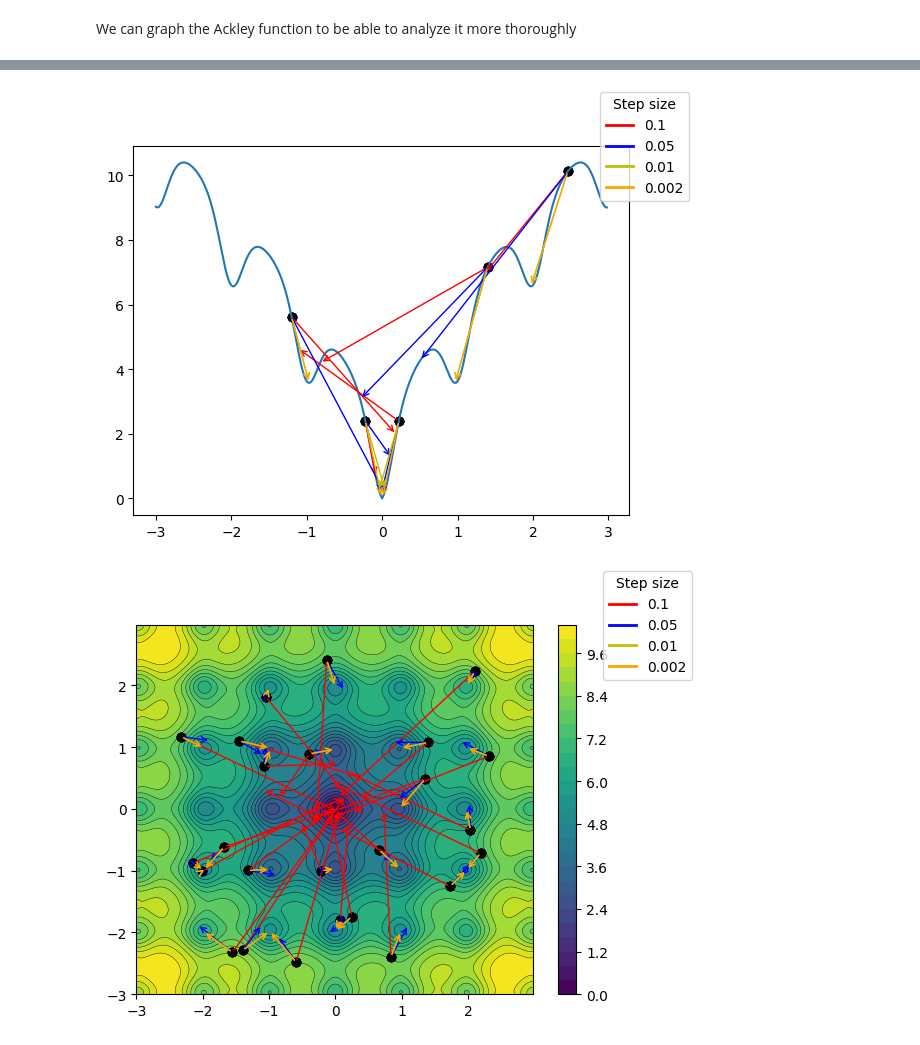
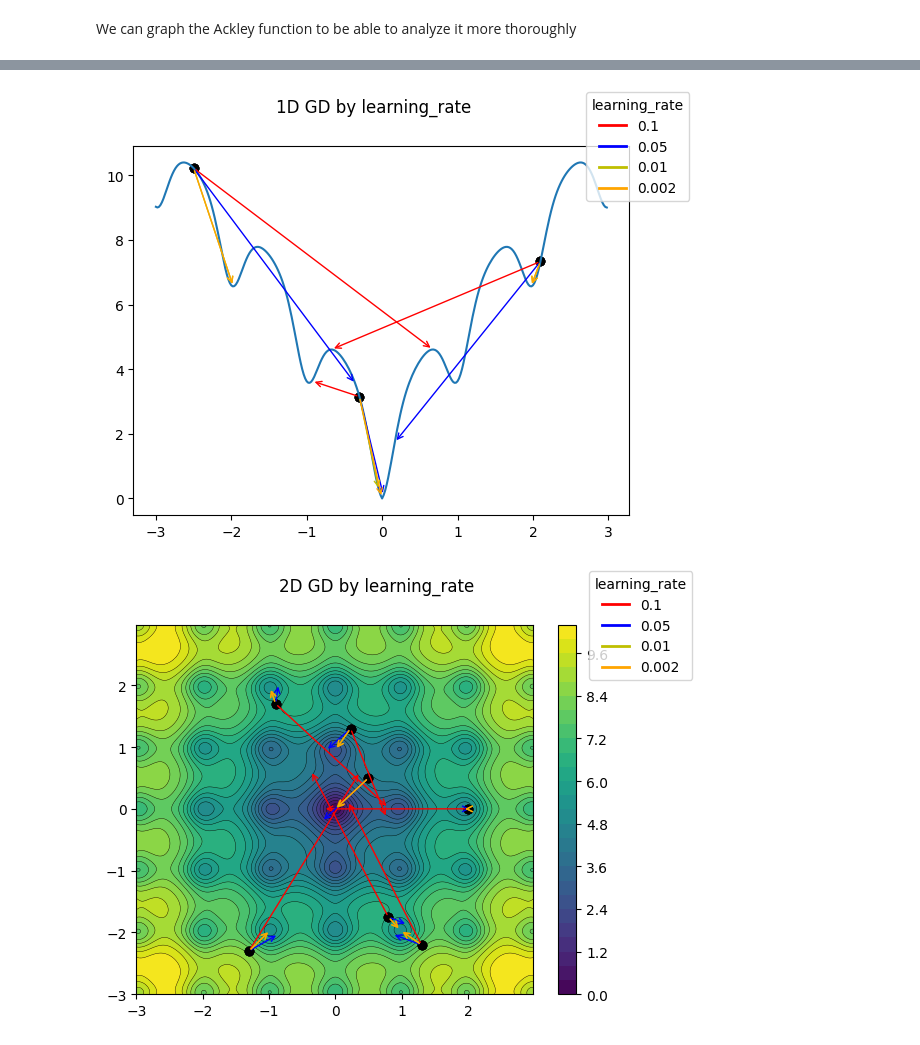
Before and after one commit to pitkwiecien/MachineLearning, a Jupyter notebook: GradientDescent/GradientDescent.ipynb, the cells around one changed output, grey strips where cells are left out. Cells and saved outputs as stored; diff of their text form; code cells hidden in the pictures.

```diff
--- a/GradientDescent/GradientDescent.ipynb
+++ b/GradientDescent/GradientDescent.ipynb
@@ -39,6 +66,5 @@ Now we have to define the Ackley function's gradient.
 # %%
 def ackley_function_gradient(a: float, b: float, c: float, d: int) -> Callable[[npt.NDArray[np.float64]], npt.NDArray[np.float64]]:
-
     def ackley_gradient(x: npt.NDArray[np.float64]) -> npt.NDArray[np.float64]:
         if len(x) != d:
             raise ValueError(f"Expected exactly {d} parameters")
@@ -49,7 +75,10 @@ def ackley_function_gradient(a: float, b: float, c: float, d: int) -> Callable[[
         if r == 0.0:
             return np.zeros(d, dtype=np.float64)
 
-        return a*b/d * x/r * math.exp(-b*r) + c/d * np.sin(c*x)*math.exp(s)
+        return (
+            (a * b / np.sqrt(d)) * (x / r) * np.exp(-b * r / np.sqrt(d))
+            + (c / d) * np.sin(c * x) * np.exp(s)
+        )
 
     return ackley_gradient
 # %% [markdown]
@@ -216,14 +312,13 @@ from matplotlib.lines import Line2D
 from matplotlib.axes import Axes
 from matplotlib.figure import Figure
 
-beta_multiple = np.array([0.1, 0.05, 0.01, 0.002], dtype=np.float64)
+learning_rate_multiple = np.array([0.1, 0.05, 0.01, 0.002], dtype=np.float64)
 colours = ["r", "b", "y", "orange"]
 iterations_multiple = 10_000
-inputs_generated_1d = 5
-inputs_generated_2d = 25
+# inputs_generated_1d = 5
+# inputs_generated_2d = 25
 
-beta_colour_match = dict(zip(beta_multiple, colours))
-# print(beta_colour_match)
+learning_rate_colour_match = dict(zip(learning_rate_multiple, colours))
 
 fig_1d_arrow_multiple = copy.deepcopy(fig_1d)
 fig_2d_colours_arrow_multiple = copy.deepcopy(fig_2d_colours)
@@ -231,10 +326,10 @@ fig_2d_colours_arrow_multiple = copy.deepcopy(fig_2d_colours)
 ax_1d_arrow_multiple = fig_1d_arrow_multiple.axes[0]
 ax_2d_colours_arrow_multiple = fig_2d_colours_arrow_multiple.axes[0]
 
-inputs_1d_multiple = np.random.uniform(low=-graphing_abs_bound, high=graphing_abs_bound, size=(inputs_generated_1d,1))
-inputs_2d_multiple = np.random.uniform(low=-graphing_abs_bound, high=graphing_abs_bound, size=(inputs_generated_2d,2))
+inputs_1d_multiple = np.array([[-2.5],[2.1],[-0.3]], dtype=np.float64)
+inputs_2d_multiple = np.array([[0.5, 0.5],[2, 0],[1.3, -2.2],[-0.9, 1.7],[0.23, 1.3],[-1.3, -2.3],[0.8, -1.75]], dtype=np.float64)
 
-inputs_1d_reshaped = np.reshape(inputs_1d_multiple, (inputs_generated_1d))
+inputs_1d_reshaped = np.reshape(inputs_1d_multiple, (len(inputs_1d_multiple)))
 outputs_1d_multiple = ackley_one_dim_vectorized(inputs_1d_reshaped)
 
 
@@ -249,64 +344,68 @@ class Arrow:
 
 arrow_list_1d_multiple: list[Arrow] = []
 arrow_list_2d_multiple: list[Arrow] = []
-for beta in beta_multiple:
+for learning_rate in learning_rate_multiple:
     for inp, outp in zip(inputs_1d_multiple, outputs_1d_multiple):
-        after_descent_1d_single = gradient_descent(inp, beta, iterations_multiple, ackley_one_dim_grad)
+        # print(inp, outp)
+        after_descent_1d_single = gradient_descent(inp, learning_rate, iterations_multiple, ackley_one_dim_grad, save_interval, min_grad_norm)
         arrow_list_1d_multiple.append(Arrow(
             inp[0],
             outp,
-            after_descent_1d_single[0],
-            np.float64(ackley_one_dim(after_descent_1d_single[0])),
+            after_descent_1d_single[0][0],
+            np.float64(ackley_one_dim(after_descent_1d_single[0][0])),
             {
-                "colour": beta_colour_match[beta],
-                "step" : beta
+                "colour": learning_rate_colour_match[learning_rate],
+                "learning_rate" : learning_rate
             }
         ))
 
     for inp in inputs_2d_multiple:
-        after_descent_2d_single = gradient_descent(inp, beta, iterations_multiple, ackley_two_dim_grad)
+        after_descent_2d_single = gradient_descent(inp, learning_rate, iterations_multiple, ackley_two_dim_grad, save_interval, min_grad_norm)
         arrow_list_2d_multiple.append(Arrow(
             inp[0],
             inp[1],
-            after_descent_2d_single[0],
-            after_descent_2d_single[1],
+            after_descent_2d_single[0][0],
+            after_descent_2d_single[0][1],
             {
-                "colour": beta_colour_match[beta],
-                "step" : beta
+                "colour": learning_rate_colour_match[learning_rate],
+                "learning_rate" : learning_rate
             }
         ))
 
 # print(after_descent_1d_multiple)
 
 def annotate_arrows(arrow_list: list[Arrow], axis: Axes) -> None:
     for arrow in arrow_list:
+        # print(arrow)
+        # print(round(ackley_two_dim(np.array([arrow.end_x, arrow.end_y])) * 1000)/1000.0)
         axis.annotate(
             "",
             xy=(arrow.end_x, arrow.end_y),
             xytext=(arrow.start_x, arrow.start_y),
             arrowprops=dict(arrowstyle="->", color=arrow.metadata["colour"])
         )
 
 def seperate_starting_points(arrow_list: list[Arrow]) -> tuple[np.float64, np.float64]:
     points = np.array([(elem.start_x, elem.start_y) for elem in arrow_list])
     transposed = points.T
     return transposed[0], transposed[1]
 
-def plot_gradient_descent(arrows: list[Arrow], ax: Axes, fig: Figure):
+def plot_gradient_descent(arrows: list[Arrow], ax: Axes, fig: Figure, title: str):
     annotate_arrows(arrows, ax)
     # print(arrows)
     sp = seperate_starting_points(arrows)
     # print(sp)
     ax.scatter(*sp, c="black")
     legend_elements = [
-        Line2D([0], [0], color=color, lw=2, label=beta)
-        for beta, color in beta_colour_match.items()
+        Line2D([0], [0], color=color, lw=2, label=learning_rate)
+        for learning_rate, color in learning_rate_colour_match.items()
     ]
-    fig.legend(handles=legend_elements, title="Step size")
+    fig.legend(handles=legend_elements, title="learning_rate")
+    fig.suptitle(title)
     display(fig)
 
-plot_gradient_descent(arrow_list_1d_multiple, ax_1d_arrow_multiple, fig_1d_arrow_multiple)
-plot_gradient_descent(arrow_list_2d_multiple, ax_2d_colours_arrow_multiple, fig_2d_colours_arrow_multiple)
+plot_gradient_descent(arrow_list_1d_multiple, ax_1d_arrow_multiple, fig_1d_arrow_multiple, "1D GD by learning_rate")
+plot_gradient_descent(arrow_list_2d_multiple, ax_2d_colours_arrow_multiple, fig_2d_colours_arrow_multiple, "2D GD by learning_rate")
 # %% [output]
-[figure, old version]
+[figure, new version]
-[figure, old version]
+[figure, new version]
```
Also changed, not shown: parts of 33 cells of this notebook.
